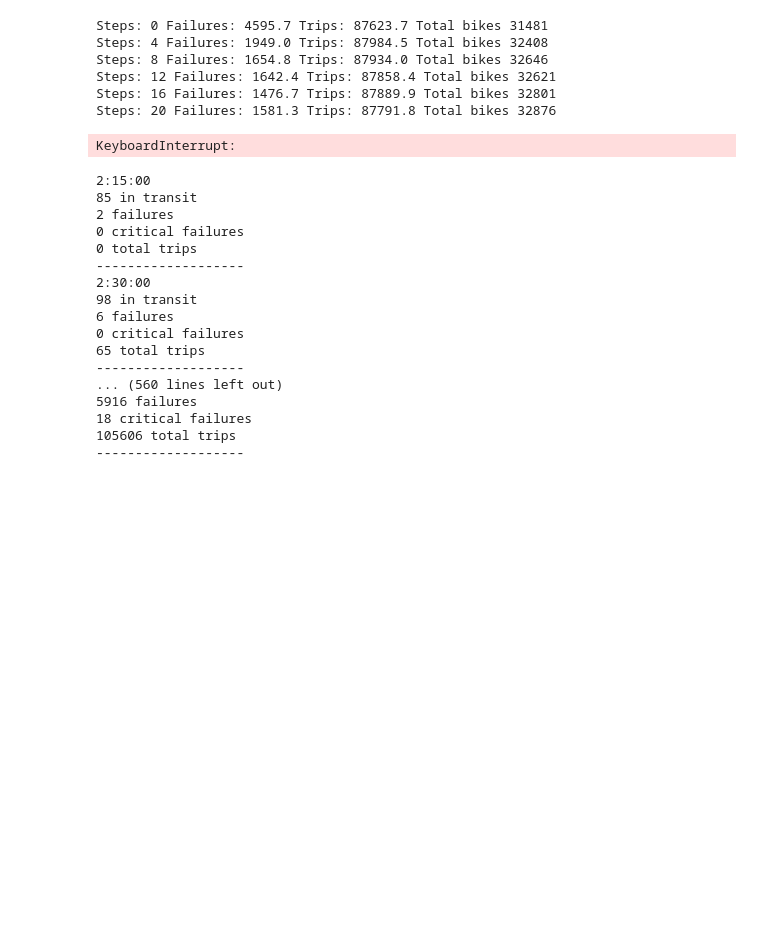
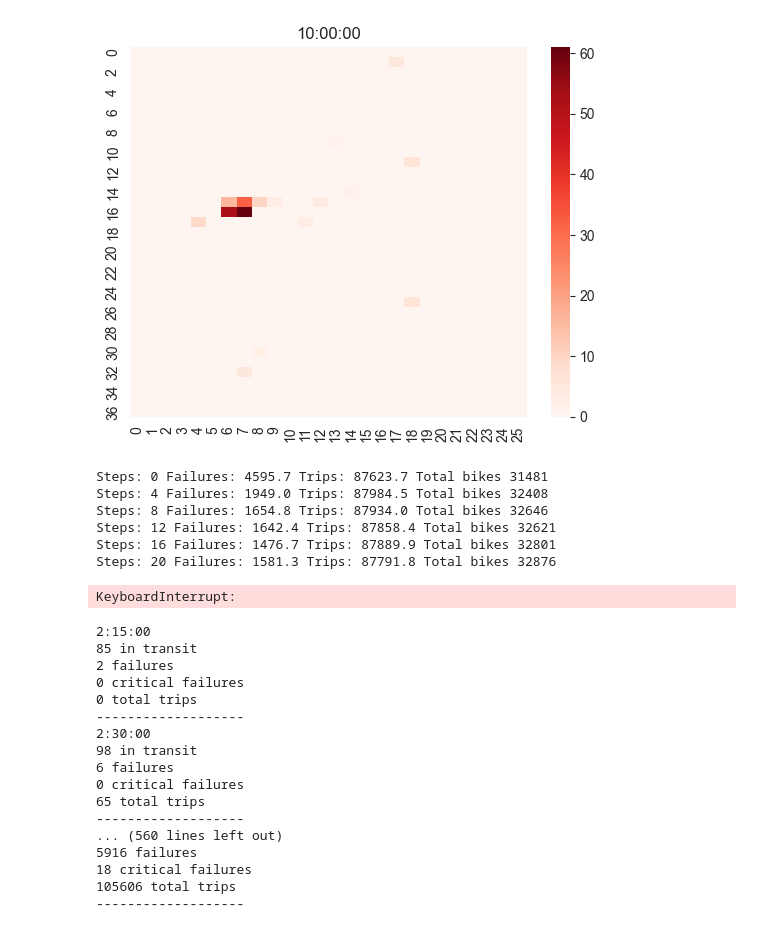
Before and after one commit to jarrettreimers/CSUREMM, a Jupyter notebook: cluster_model/cluster_model_testing.ipynb, the cells around one changed output. Drawn from its saved outputs; the diff is of its cells as text; code cells hidden in the pictures; blank space fills up the shorter version.

```diff
--- a/cluster_model/cluster_model_testing.ipynb
+++ b/cluster_model/cluster_model_testing.ipynb
@@ -40,0 +122,6 @@ with open('../data/ideal_states/2:19_14h_8steps.pickle', 'wb') as f:
+# %%
+time = model.curr_time
+while model.curr_time < time + timedelta(hours=4):
+    model.sim()
+model.show_failures()
+# %% [output]
@@ -41,3 +129,4 @@ with open('../data/ideal_states/2:19_14h_8steps.pickle', 'wb') as f:
+[figure, added]
 # %%
 for steps in range(0,32,4):
     model.reset_state(bike_state=original_state,in_transit=[], time=timedelta(hours=6))
```
Also changed, not shown: parts of 10 cells of this notebook, 5 other files.
